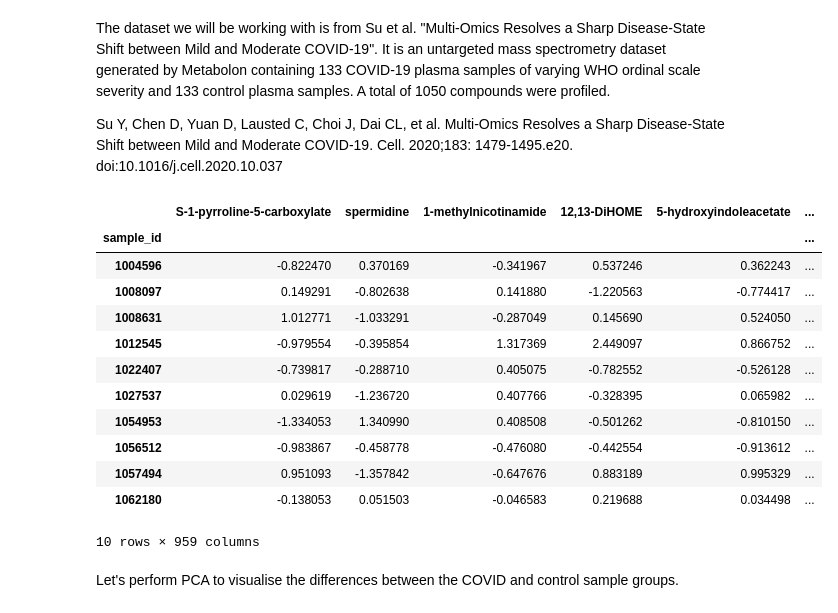
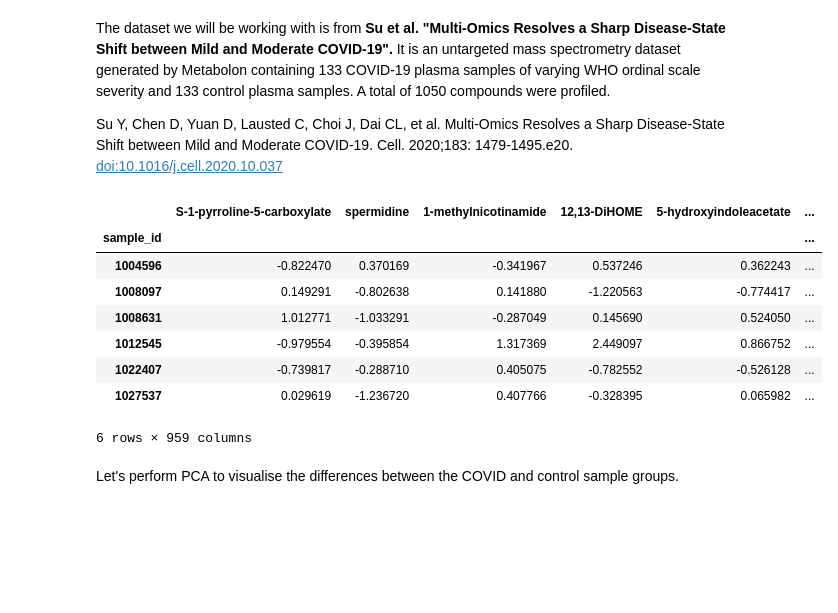
Before and after one commit to cwieder/met-pathway-tutorial, a Jupyter notebook: Intro_to_data_analysis_pathway_tutorial.ipynb, the cells around one changed output. Saved outputs shown, nothing was run; the diff lists cells and outputs as text; code cells hidden in the pictures; blank space fills up the shorter version.

```diff
--- a/Intro_to_data_analysis_pathway_tutorial.ipynb
+++ b/Intro_to_data_analysis_pathway_tutorial.ipynb
@@ -59,27 +45,23 @@ covid_data = pd.read_csv("Su_COVID_metabolomics_processed.csv", index_col=0)
 covid_data_KEGG = pd.read_csv("Su_COVID_metabolomics_processed_KEGG.csv", index_col=0)
 covid_data_CHEBI = pd.read_csv("Su_COVID_metabolomics_processed_CHEBI.csv", index_col=0)
 # %% [markdown]
-The dataset we will be working with is from Su et al. "Multi-Omics Resolves a Sharp Disease-State Shift between Mild and Moderate COVID-19". It is an untargeted mass spectrometry dataset generated by Metabolon containing 133 COVID-19 plasma samples of varying WHO ordinal scale severity and 133 control plasma samples. A total of 1050 compounds were profiled.
+The dataset we will be working with is from **Su et al. "Multi-Omics Resolves a Sharp Disease-State Shift between Mild and Moderate COVID-19".** It is an untargeted mass spectrometry dataset generated by Metabolon containing 133 COVID-19 plasma samples of varying WHO ordinal scale severity and 133 control plasma samples. A total of 1050 compounds were profiled.
 
-Su Y, Chen D, Yuan D, Lausted C, Choi J, Dai CL, et al. Multi-Omics Resolves a Sharp Disease-State Shift between Mild and Moderate COVID-19. Cell. 2020;183: 1479-1495.e20. doi:10.1016/j.cell.2020.10.037
+Su Y, Chen D, Yuan D, Lausted C, Choi J, Dai CL, et al. Multi-Omics Resolves a Sharp Disease-State Shift between Mild and Moderate COVID-19. Cell. 2020;183: 1479-1495.e20. [doi:10.1016/j.cell.2020.10.037](doi:10.1016/j.cell.2020.10.037)
 # %%
 # Inspect the processed data abundance matrix
 # Note the Group and WHO_status columns at the far right of the matrix
-covid_data.head(10)
+covid_data.head(6)
 # %% [output]
 |  | S-1-pyrroline-5-carboxylate | spermidine | 1-methylnicotinamide | 12,13-DiHOME | 5-hydroxyindoleacetate | ... |
 | sample_id |  |  |  |  |  | ... |
 | 1004596 | -0.822470 | 0.370169 | -0.341967 | 0.537246 | 0.362243 | ... |
 | 1008097 | 0.149291 | -0.802638 | 0.141880 | -1.220563 | -0.774417 | ... |
 | 1008631 | 1.012771 | -1.033291 | -0.287049 | 0.145690 | 0.524050 | ... |
 | 1012545 | -0.979554 | -0.395854 | 1.317369 | 2.449097 | 0.866752 | ... |
 | 1022407 | -0.739817 | -0.288710 | 0.405075 | -0.782552 | -0.526128 | ... |
 | 1027537 | 0.029619 | -1.236720 | 0.407766 | -0.328395 | 0.065982 | ... |
-| 1054953 | -1.334053 | 1.340990 | 0.408508 | -0.501262 | -0.810150 | ... |
-| 1056512 | -0.983867 | -0.458778 | -0.476080 | -0.442554 | -0.913612 | ... |
-| 1057494 | 0.951093 | -1.357842 | -0.647676 | 0.883189 | 0.995329 | ... |
-| 1062180 | -0.138053 | 0.051503 | -0.046583 | 0.219688 | 0.034498 | ... |
-10 rows × 959 columns
+6 rows × 959 columns
 # %% [markdown]
 Let's perform PCA to visualise the differences between the COVID and control sample groups.
 # %%
```
Also changed, not shown: parts of 40 cells of this notebook, 2 other files.
